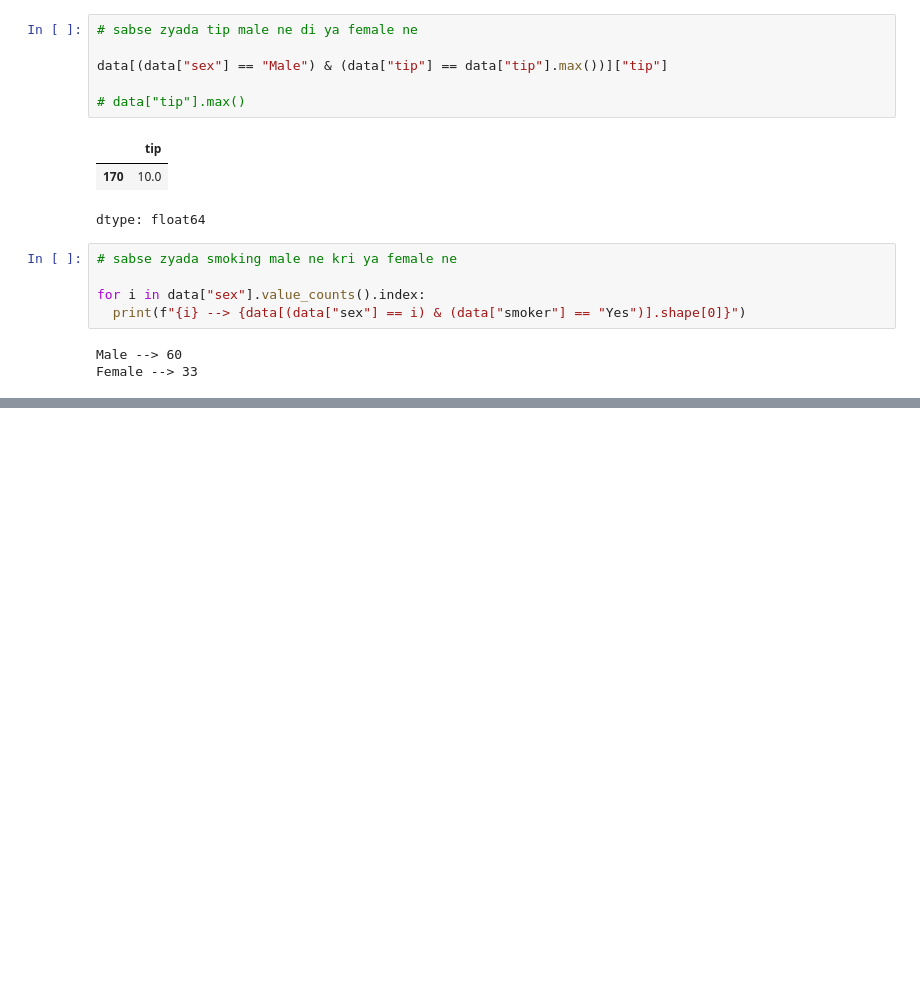
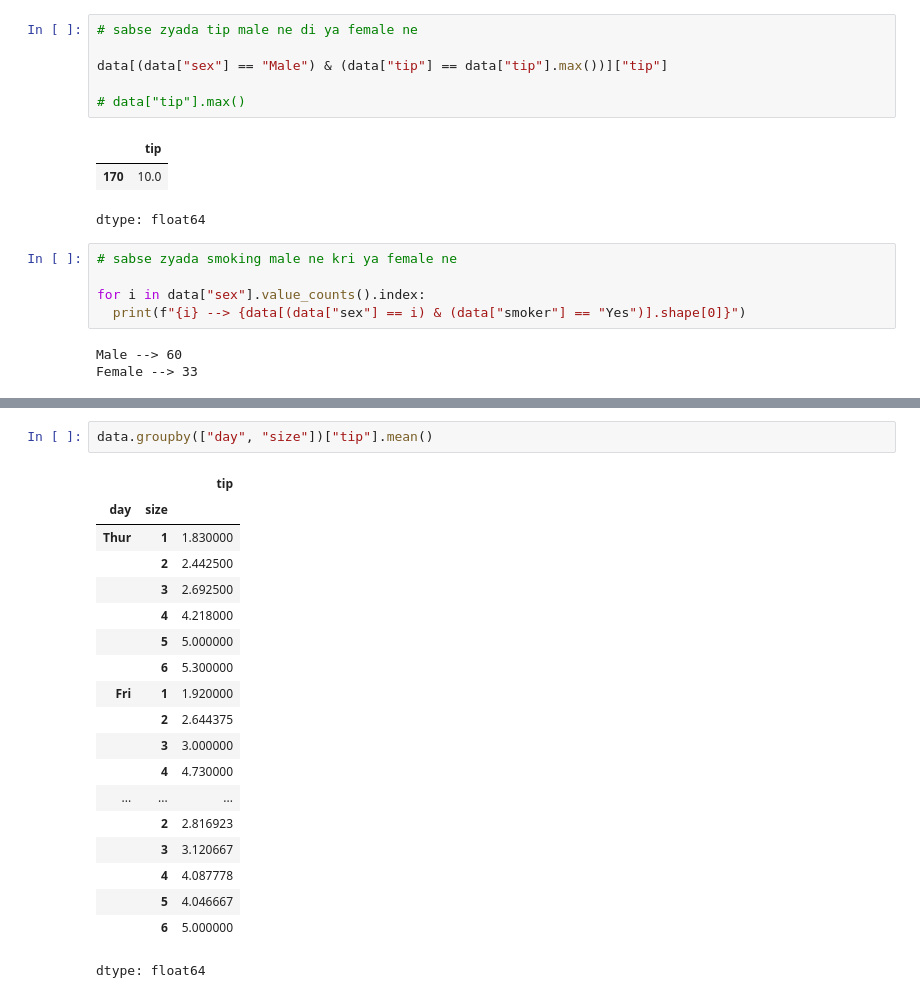
Before and after one commit to Deveshjd/ML-Notebooks, a Jupyter notebook: working_with_datasets.ipynb, the cells around one changed output, grey strips where cells are left out. Cells and saved outputs as stored; diff of their text form; blank space fills up the shorter version.

```diff
--- a/working_with_datasets.ipynb
+++ b/working_with_datasets.ipynb
@@ -120,0 +298,22 @@ Female --> 33
+# %%
+data.groupby(["day", "size"])["tip"].mean()
+# %% [output]
+|  |  | tip |
+| day | size |  |
+| Thur | 1 | 1.830000 |
+|  | 2 | 2.442500 |
+|  | 3 | 2.692500 |
+|  | 4 | 4.218000 |
+|  | 5 | 5.000000 |
+|  | 6 | 5.300000 |
+| Fri | 1 | 1.920000 |
+|  | 2 | 2.644375 |
+|  | 3 | 3.000000 |
+|  | 4 | 4.730000 |
+| ... | ... | ... |
+|  | 2 | 2.816923 |
+|  | 3 | 3.120667 |
+|  | 4 | 4.087778 |
+|  | 5 | 4.046667 |
+|  | 6 | 5.000000 |
+dtype: float64
```
Also changed, not shown: parts of 22 cells of this notebook.
